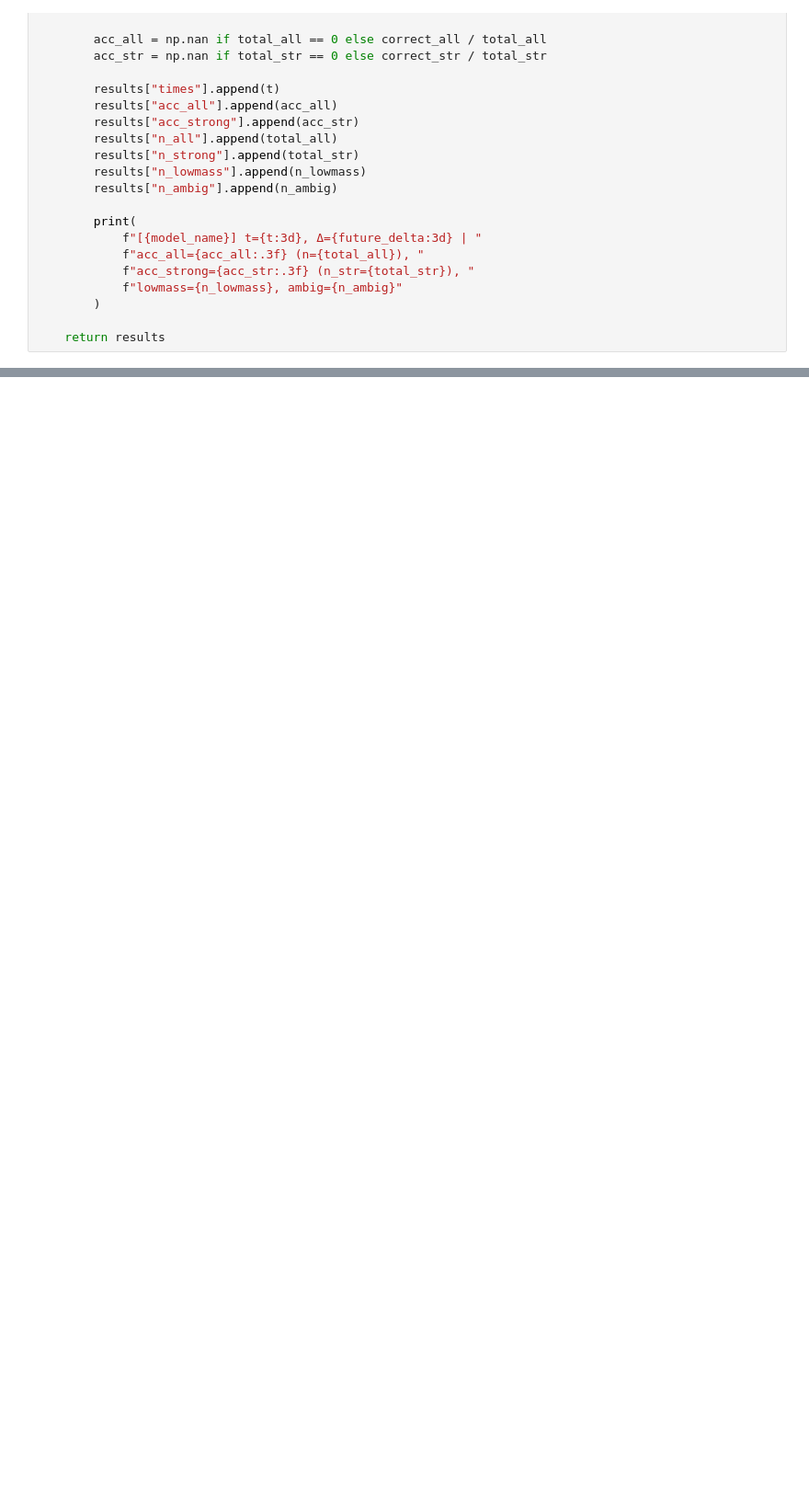
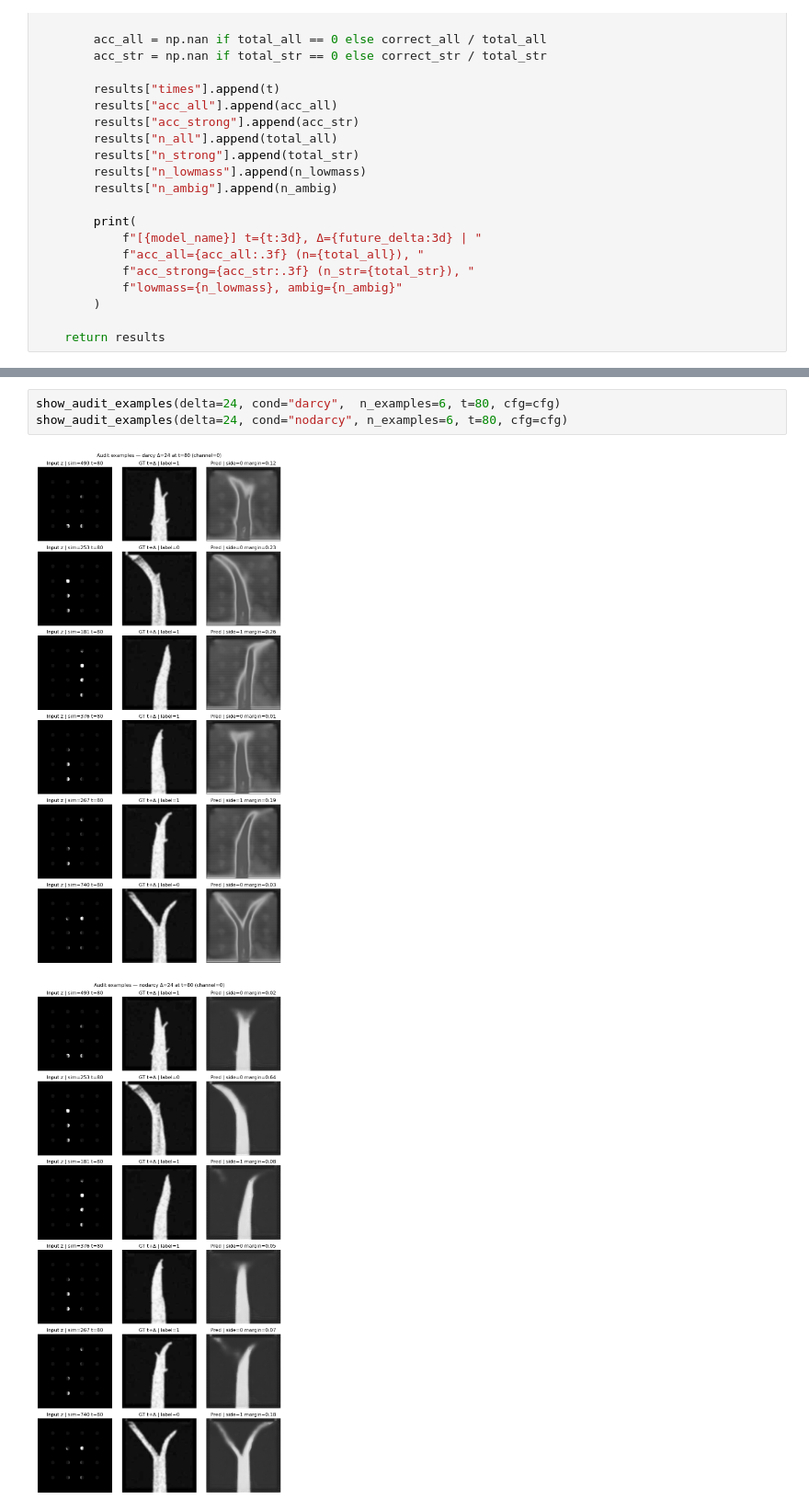
Before and after one commit to JadenLews/Learning, a Jupyter notebook: DeepLearn/physics/future_direction_performance.ipynb, the cells around one changed output, grey strips where cells are left out. Shown at 92% size. Drawn from its saved outputs; the diff is of its cells as text; blank space fills up the shorter version.

Commit message:
No Darcy Loader

```diff
--- a/DeepLearn/physics/future_direction_performance.ipynb
+++ b/DeepLearn/physics/future_direction_performance.ipynb
@@ -2010,0 +1391,6 @@ plt.show()
+# %%
+show_audit_examples(delta=24, cond="darcy",  n_examples=6, t=80, cfg=cfg)
+show_audit_examples(delta=24, cond="nodarcy", n_examples=6, t=80, cfg=cfg)
+# %% [output]
+[figure, added]
+[figure, added]
```
Also changed, not shown: parts of 11 cells of this notebook, 4 other files.
